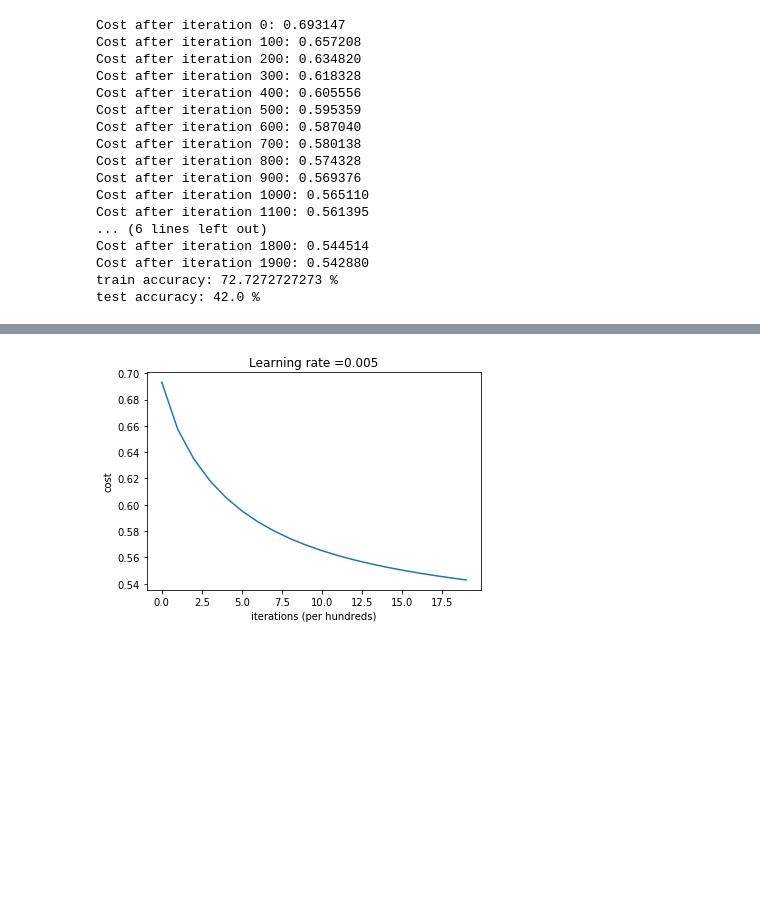
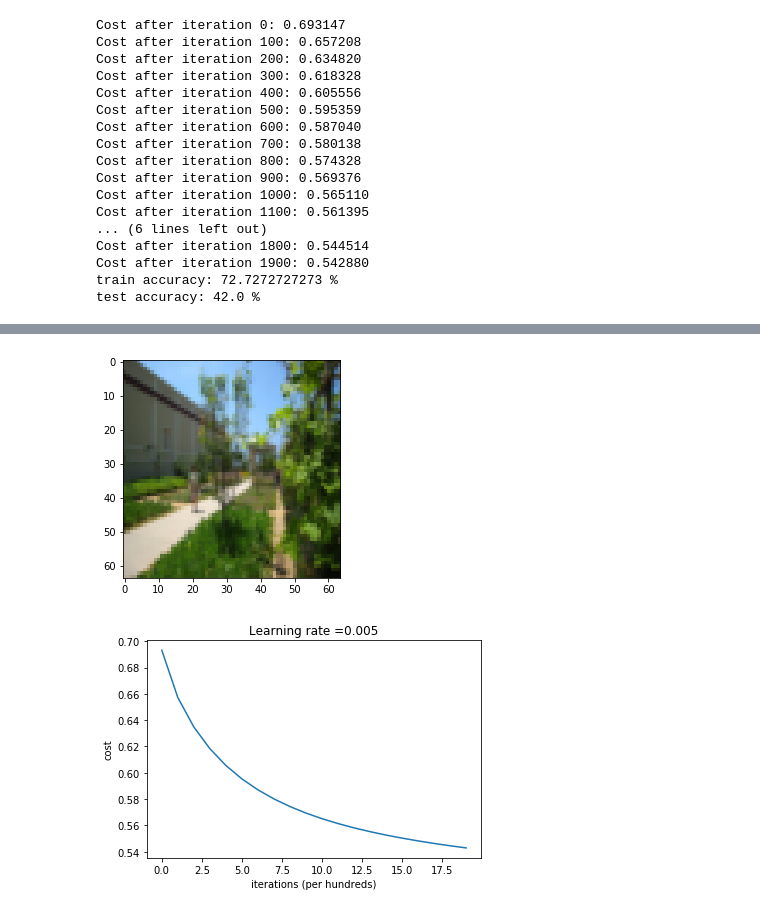
Before and after one commit to patrick0507Joyce/Deeplearning, a Jupyter notebook: assignment2-2.ipynb, the cells around one changed output, grey strips where cells are left out. Cells and saved outputs as stored; diff of their text form; code cells hidden in the pictures; blank space fills up the shorter version.

```diff
--- a/assignment2-2.ipynb
+++ b/assignment2-2.ipynb
@@ -186,8 +186,8 @@ Cost after iteration 1900: 0.542880
 train accuracy: 72.7272727273 %
 test accuracy: 42.0 %
 # %%
-index = 1
-plt.imshow(test_set_x[:, index].reshape(numpx, numpx, 3))
-print ("y = " + str(test_set_y[0, index]))
-print(", you predicted that it is a \"" + classes[d["Y_prediction_train"][0,index]].decode("utf-8") +  "picture."")
+index = 8
+plt.imshow(train_set_x_orig[index])
+prediction = int(d["Y_prediction_test"][0, index])
+print(", you predicted that it is a " + classes[prediction].decode("utf-8") + " picture.")
 # %% [output]
@@ -195,3 +195,4 @@ SyntaxError: EOL while scanning string literal (<ipython-input-143-428556aa793b>
+[figure, added]
 # %%
 # Example of a picture that was wrongly classified.
 costs = np.squeeze(d['costs'])
```
Also changed, not shown: parts of 5 cells of this notebook.
